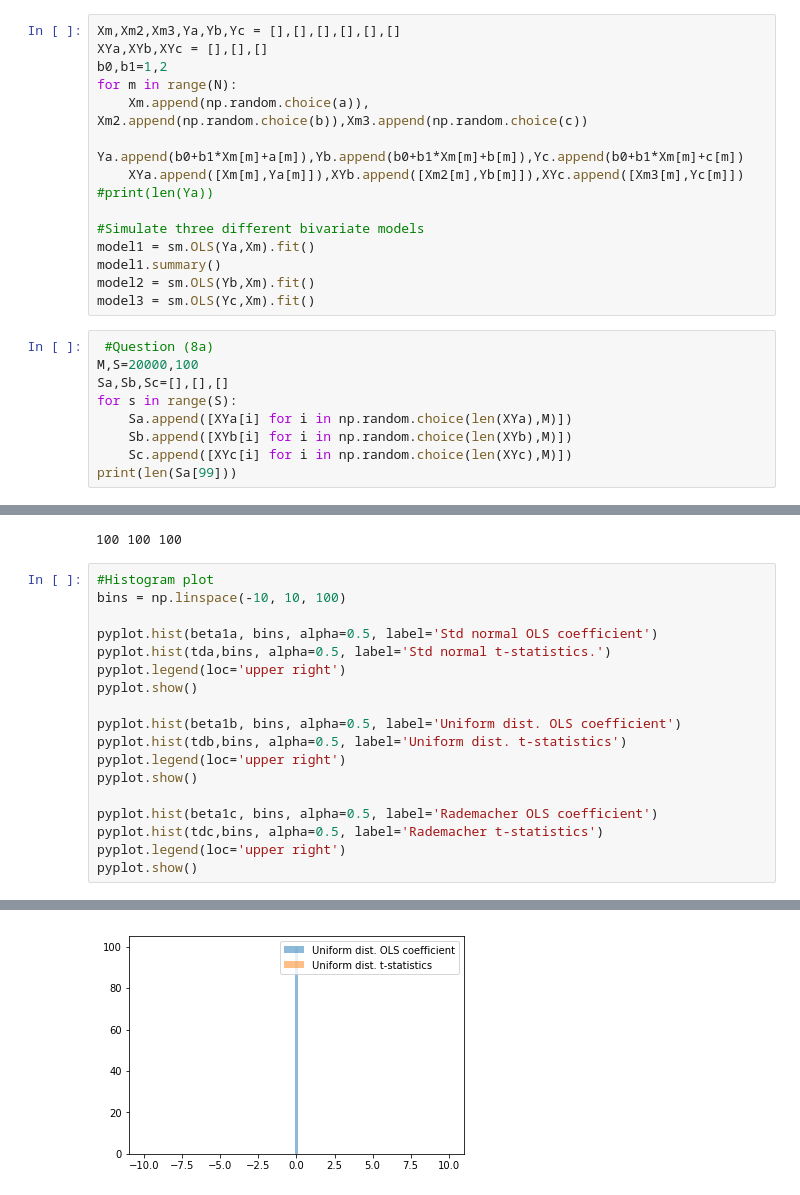
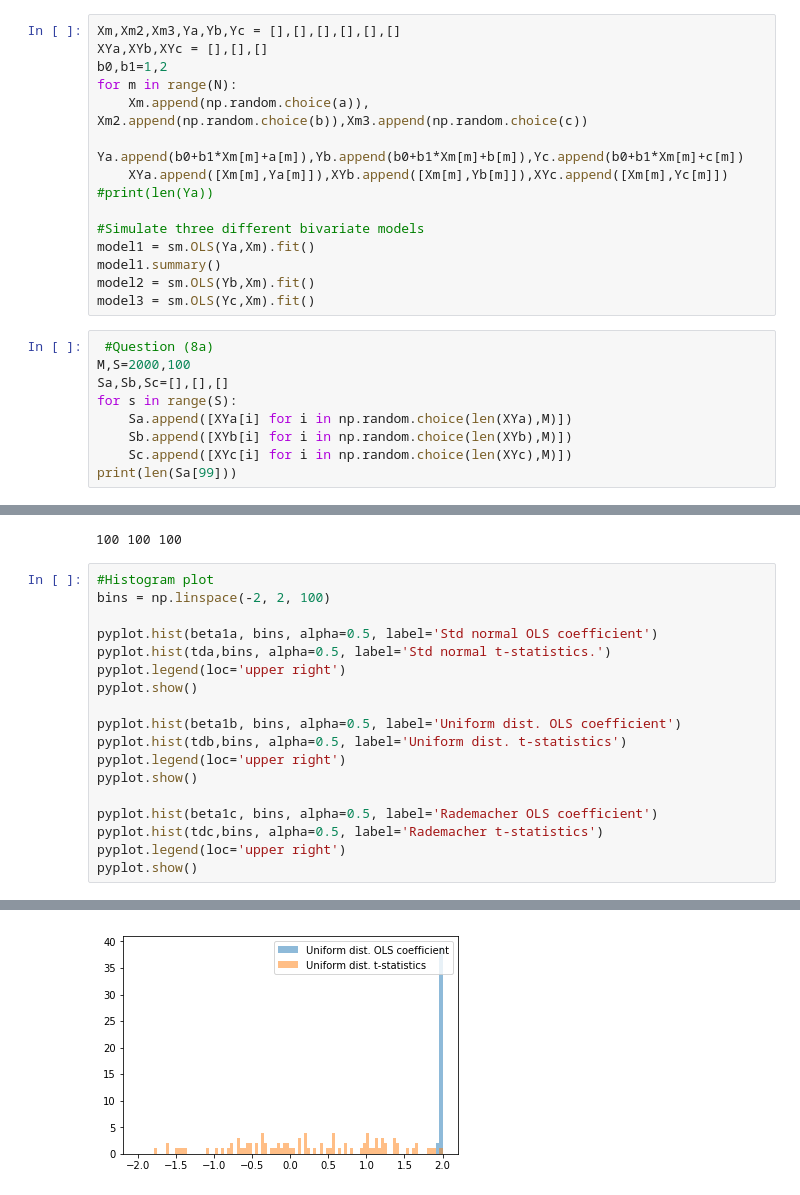
Before and after one commit to samueledet/Econometrics, a Jupyter notebook: Econometrics 8 and 9 (1).ipynb, the cells around one changed output, grey strips where cells are left out. Cells and saved outputs as stored; diff of their text form.

```diff
--- a/Econometrics 8 and 9 (1).ipynb
+++ b/Econometrics 8 and 9 (1).ipynb
@@ -23,7 +23,7 @@ b0,b1=1,2
 for m in range(N):
     Xm.append(np.random.choice(a)), Xm2.append(np.random.choice(b)),Xm3.append(np.random.choice(c))
     Ya.append(b0+b1*Xm[m]+a[m]),Yb.append(b0+b1*Xm[m]+b[m]),Yc.append(b0+b1*Xm[m]+c[m])
-    XYa.append([Xm[m],Ya[m]]),XYb.append([Xm2[m],Yb[m]]),XYc.append([Xm3[m],Yc[m]])
+    XYa.append([Xm[m],Ya[m]]),XYb.append([Xm[m],Yb[m]]),XYc.append([Xm[m],Yc[m]])
 #print(len(Ya))
 
 #Simulate three different bivariate models
@@ -33,7 +33,7 @@ model2 = sm.OLS(Yb,Xm).fit()
 model3 = sm.OLS(Yc,Xm).fit()
 # %%
  #Question (8a)
-M,S=20000,100
+M,S=2000,100
 Sa,Sb,Sc=[],[],[]
 for s in range(S):
     Sa.append([XYa[i] for i in np.random.choice(len(XYa),M)])
@@ -116,7 +116,7 @@ print(len(tda),len(tdb),len(tdc))
 100 100 100
 # %%
 #Histogram plot
-bins = np.linspace(-10, 10, 100)
+bins = np.linspace(-2, 2, 100)
 
 pyplot.hist(beta1a, bins, alpha=0.5, label='Std normal OLS coefficient')
 pyplot.hist(tda,bins, alpha=0.5, label='Std normal t-statistics.')
@@ -137 +137 @@ pyplot.show()
-[figure, old version]
+[figure, new version]
```
Also changed, not shown: parts of 10 cells of this notebook.
